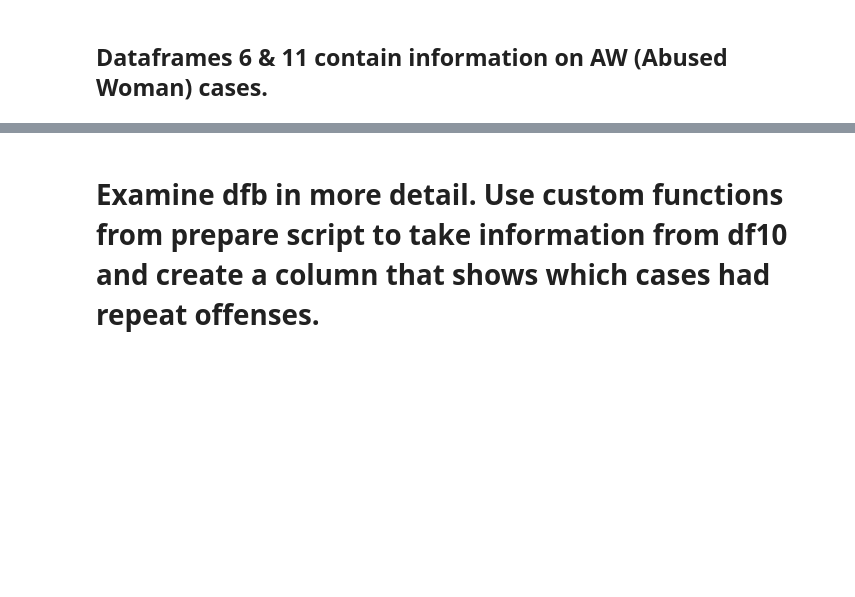
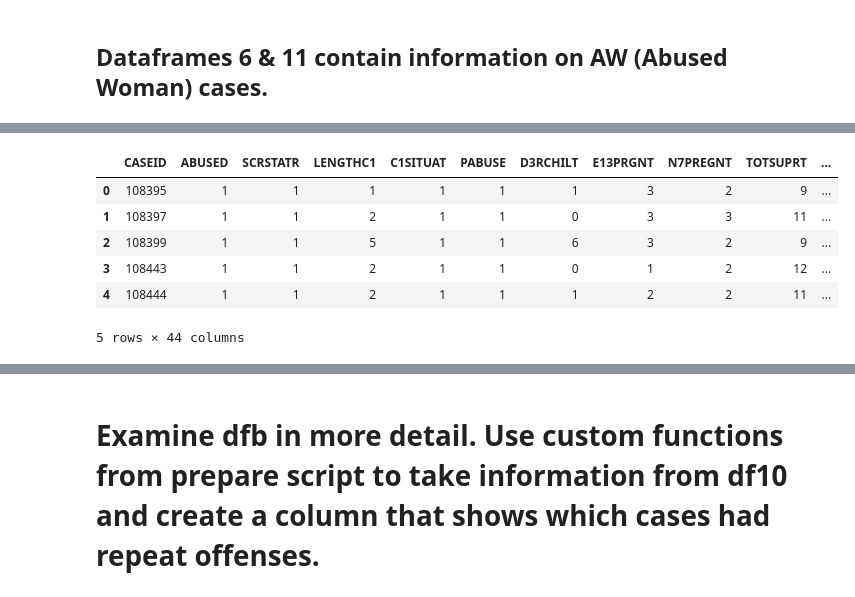
Before and after one commit to codeup-capstone-one/domestic-violence, a Jupyter notebook: jesse_dvproject_phase2.ipynb, the cells around one changed output, grey strips where cells are left out. Drawn from its saved outputs; the diff is of its cells as text; code cells hidden in the pictures; blank space fills up the shorter version.

```diff
--- a/jesse_dvproject_phase2.ipynb
+++ b/jesse_dvproject_phase2.ipynb
@@ -157,0 +75,11 @@ dfb.head()
+# %%
+# dfa is datasets 1, 2, 3, 4, 5, 7. All cases AW and NAW.
+dfa.head()
+# %% [output]
+|  | CASEID | ABUSED | SCRSTATR | LENGTHC1 | C1SITUAT | PABUSE | D3RCHILT | E13PRGNT | N7PREGNT | TOTSUPRT | ... |
+| 0 | 108395 | 1 | 1 | 1 | 1 | 1 | 1 | 3 | 2 | 9 | ... |
+| 1 | 108397 | 1 | 1 | 2 | 1 | 1 | 0 | 3 | 3 | 11 | ... |
+| 2 | 108399 | 1 | 1 | 5 | 1 | 1 | 6 | 3 | 2 | 9 | ... |
+| 3 | 108443 | 1 | 1 | 2 | 1 | 1 | 0 | 1 | 2 | 12 | ... |
+| 4 | 108444 | 1 | 1 | 2 | 1 | 1 | 1 | 2 | 2 | 11 | ... |
+5 rows × 44 columns
```
Also changed, not shown: parts of 31 cells of this notebook.
